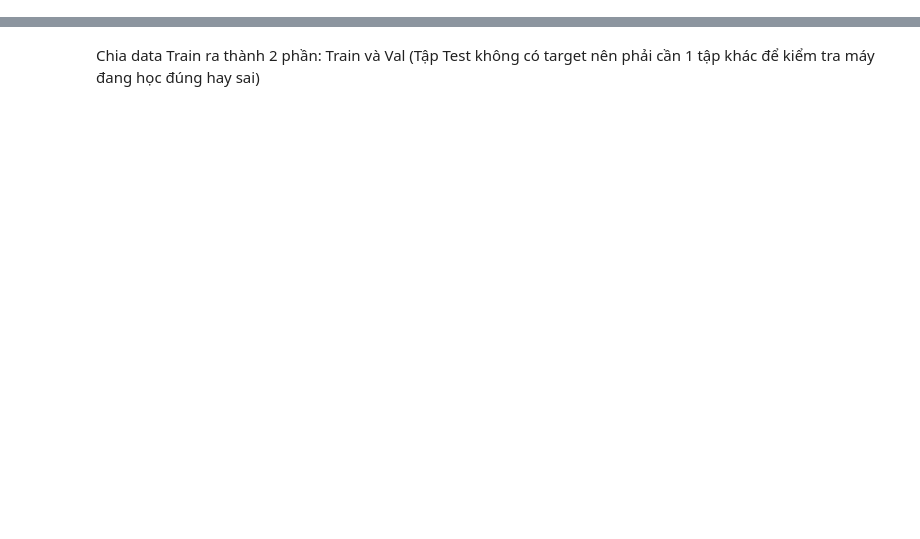
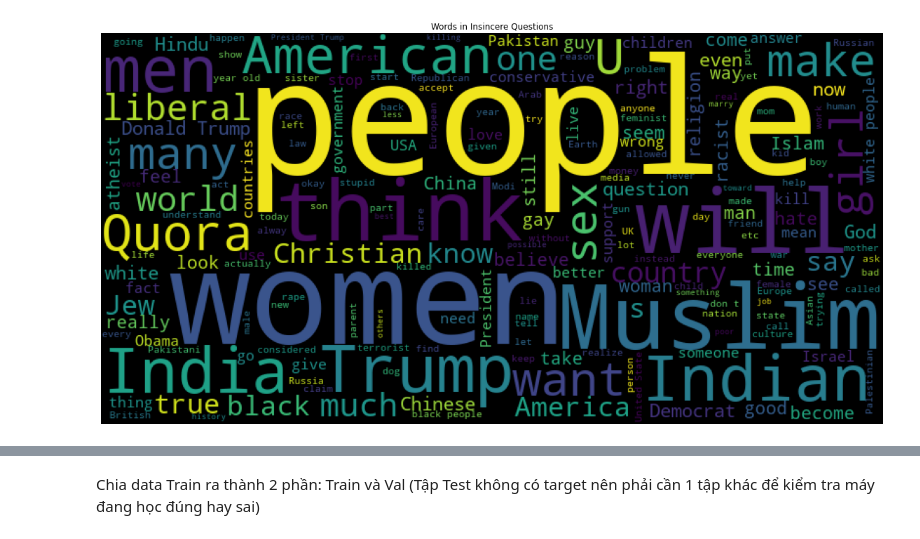
Before and after one commit to hieuphamjr/ToxicQuestionClassification, a Jupyter notebook: QuoraToxicQuestionClassification.ipynb, the cells around one changed output, grey strips where cells are left out. Saved outputs shown, nothing was run; the diff lists cells and outputs as text; code cells hidden in the pictures; blank space fills up the shorter version.

```diff
--- a/QuoraToxicQuestionClassification.ipynb
+++ b/QuoraToxicQuestionClassification.ipynb
@@ -74,0 +140,5 @@ df_train.head()
+# %%
+# Wordcloud for Insincere Questions
+display_wordcloud(df_train[df_train['target']==1]['question_text'], 'Insincere Questions')
+# %% [output]
+[figure, added]
```
Also changed, not shown: parts of 73 cells of this notebook.
